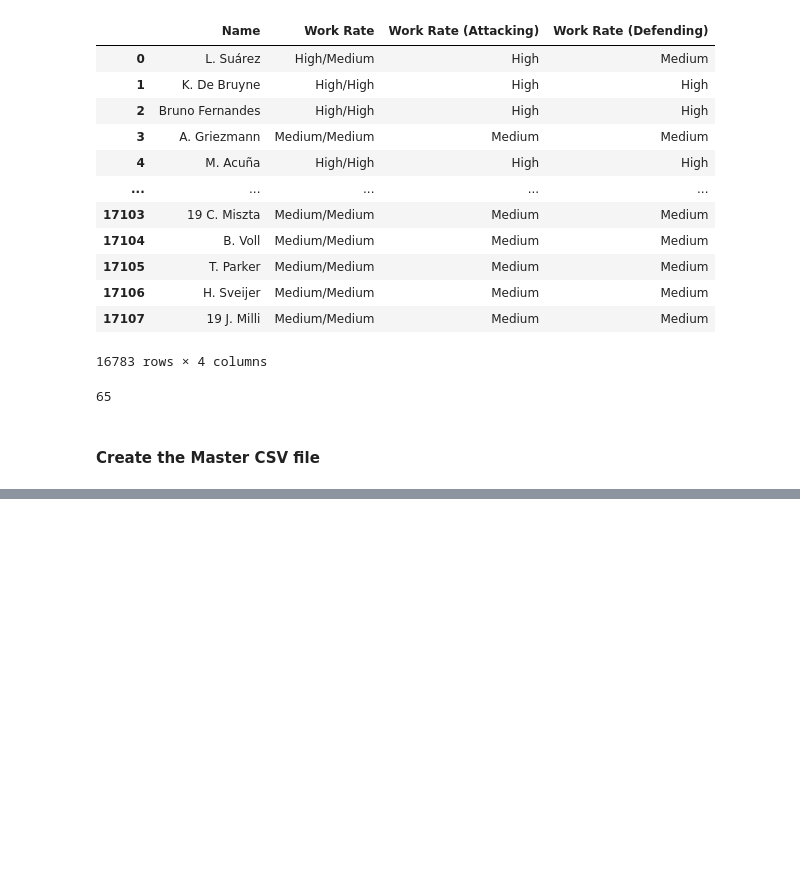
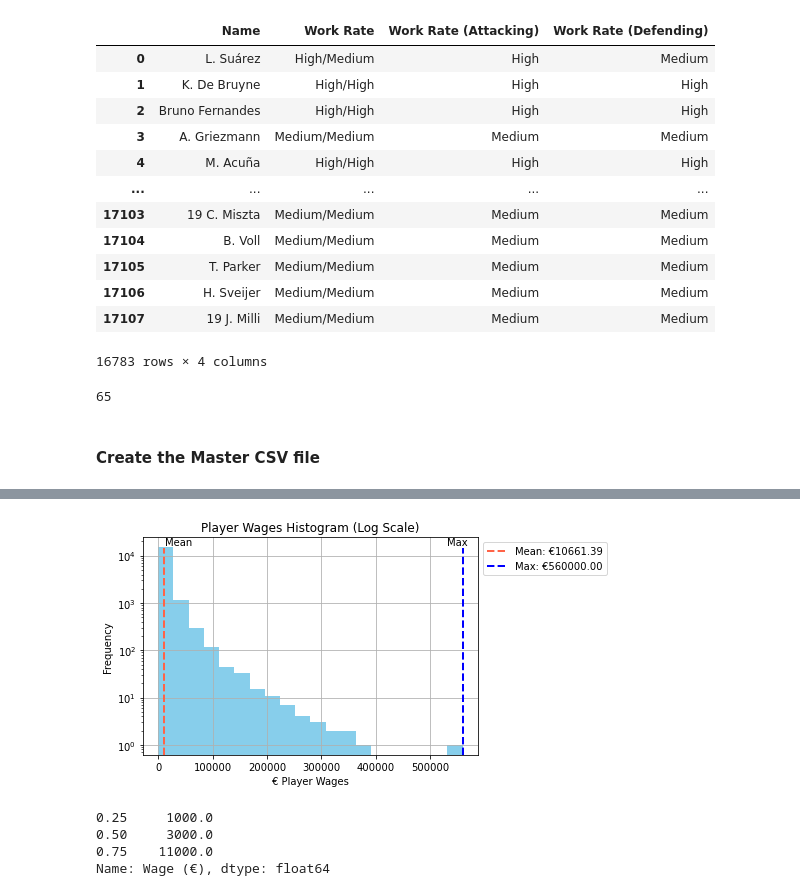
Before and after one commit to knadoor/FIFA-21-Player-Analysis, a Jupyter notebook: FIFA 21 Player Analysis.ipynb, the cells around one changed output, grey strips where cells are left out. Saved outputs shown, nothing was run; the diff lists cells and outputs as text; code cells hidden in the pictures; blank space fills up the shorter version.

```diff
--- a/FIFA 21 Player Analysis.ipynb
+++ b/FIFA 21 Player Analysis.ipynb
@@ -718,0 +783,22 @@ df.sample(10)
+# %%
+plt.hist(data = df, x = 'Wage (€)', color = "skyblue", bins=20)
+plt.axvline(x=w_mean, color='tomato', ls='--', ymax=0.95, lw=2, label="Mean: €{:.2f}".format(w_mean))
+plt.axvline(x=w_max, color='blue', ls='--', ymax=0.95, lw=2, label="Max: €{:.2f}".format(w_max))
+plt.text(w_mean*1.1,17000,'Mean',rotation=0)
+plt.text(w_max*0.95,17000,'Max',rotation=0)
+plt.xlabel("€ Player Wages")
+plt.ylabel("Frequency")
+plt.grid()
+plt.yscale("log")
+plt.title("Player Wages Histogram (Log Scale)")
+plt.legend(bbox_to_anchor=(1.0, 1), loc='upper left');
+# %% [output]
+[figure, added]
+# %%
+# Calculate the Inter-Quartile Ranges (IQR)
+df['Wage (€)'].quantile([0.25,0.5,0.75])
+# %% [output]
+0.25     1000.0
+0.50     3000.0
+0.75    11000.0
+Name: Wage (€), dtype: float64
```
Also changed, not shown: parts of 21 cells of this notebook.
